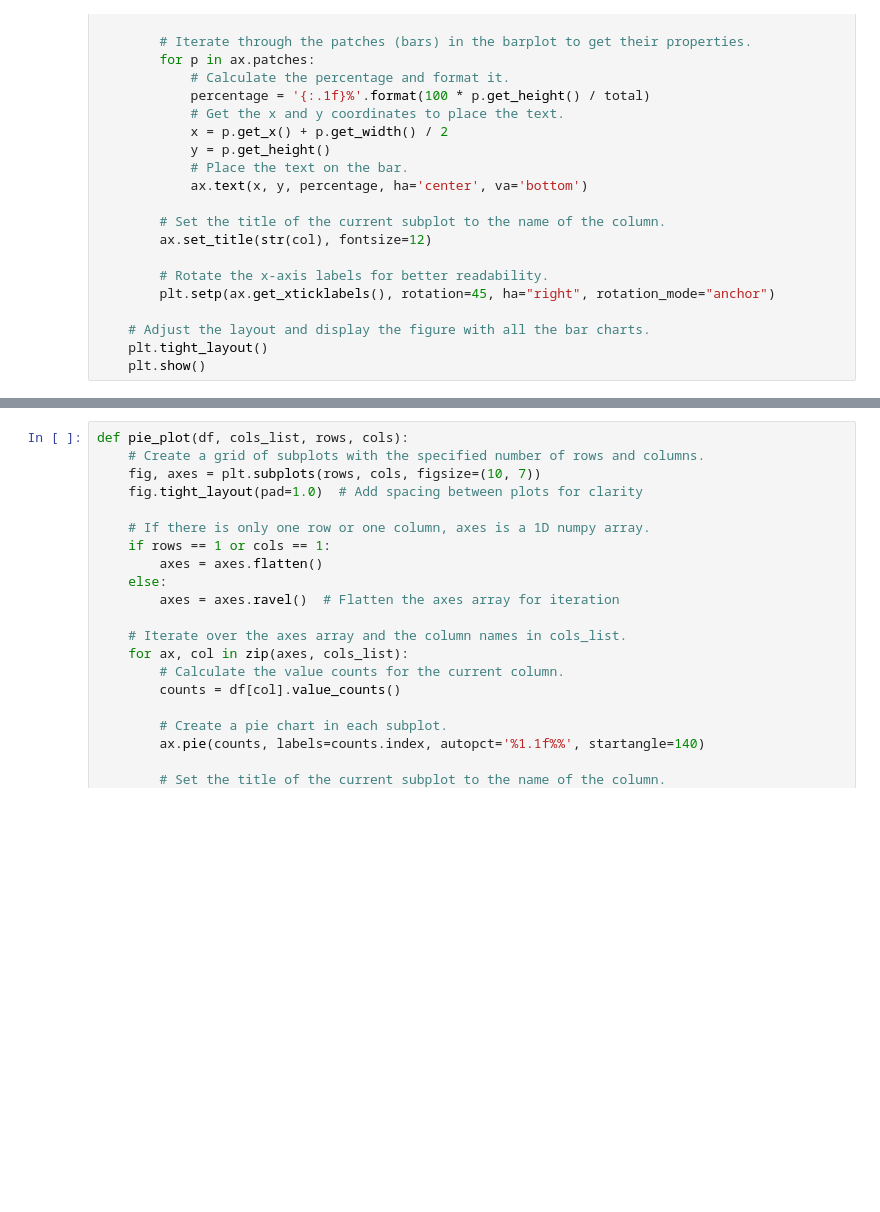
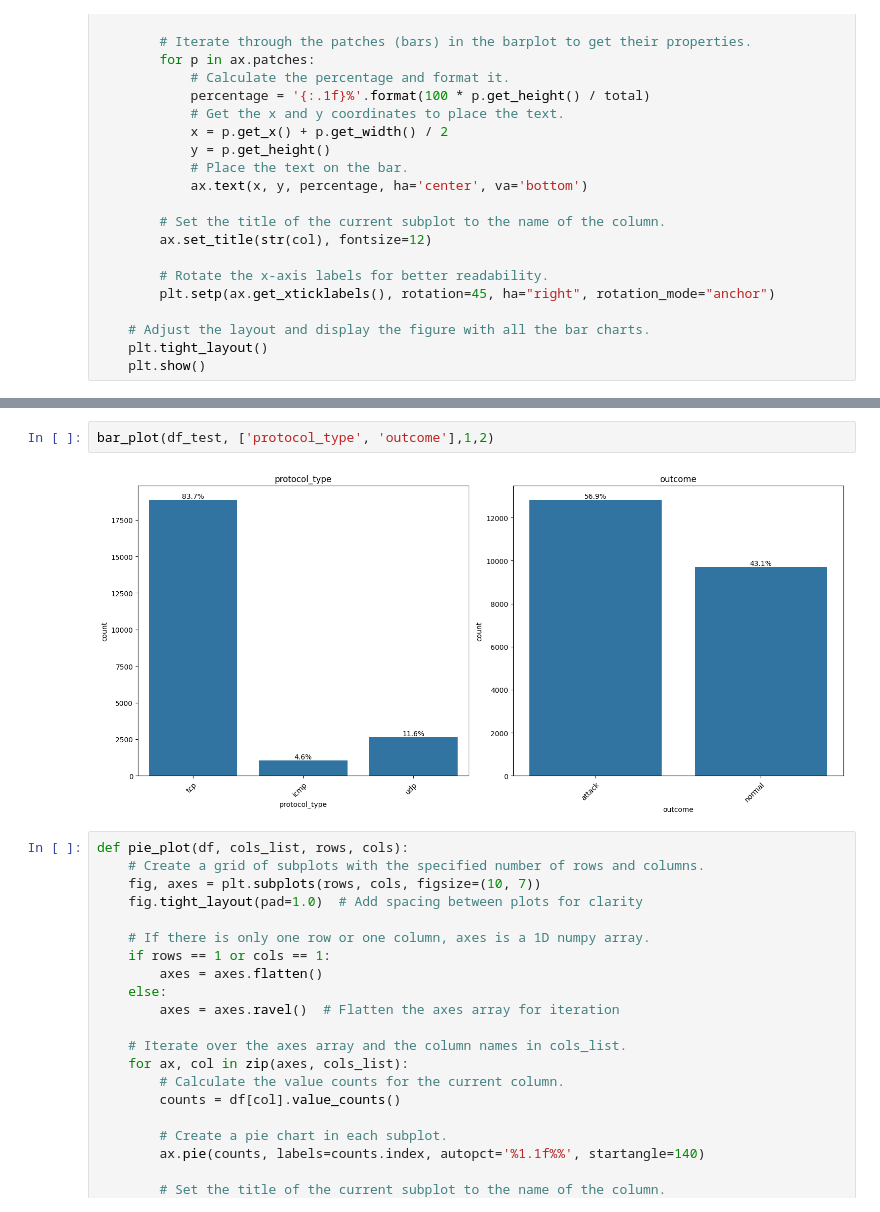
Before and after one commit to andypc93/cyber-sentry, a Jupyter notebook: back-end/CyberSentry_Notebook.ipynb, the cells around one changed output, grey strips where cells are left out. Saved outputs shown, nothing was run; the diff lists cells and outputs as text; blank space fills up the shorter version.

```diff
--- a/back-end/CyberSentry_Notebook.ipynb
+++ b/back-end/CyberSentry_Notebook.ipynb
@@ -212,3 +241,7 @@ bar_plot(df, ['protocol_type', 'outcome'],1,2)
+# %%
+bar_plot(df_test, ['protocol_type', 'outcome'],1,2)
+# %% [output]
+[figure, added]
 # %%
 def pie_plot(df, cols_list, rows, cols):
     # Create a grid of subplots with the specified number of rows and columns.
```
Also changed, not shown: parts of 8 cells of this notebook.
